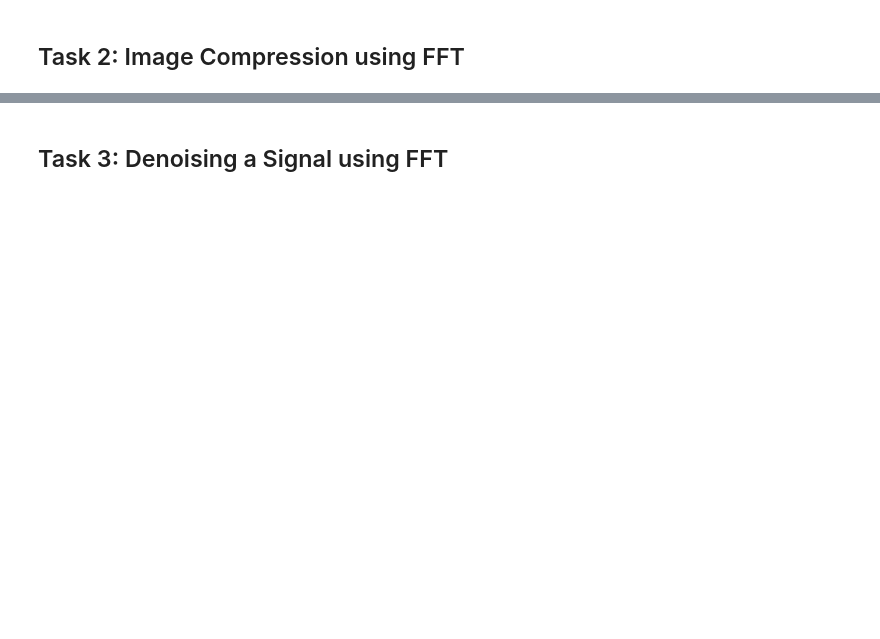
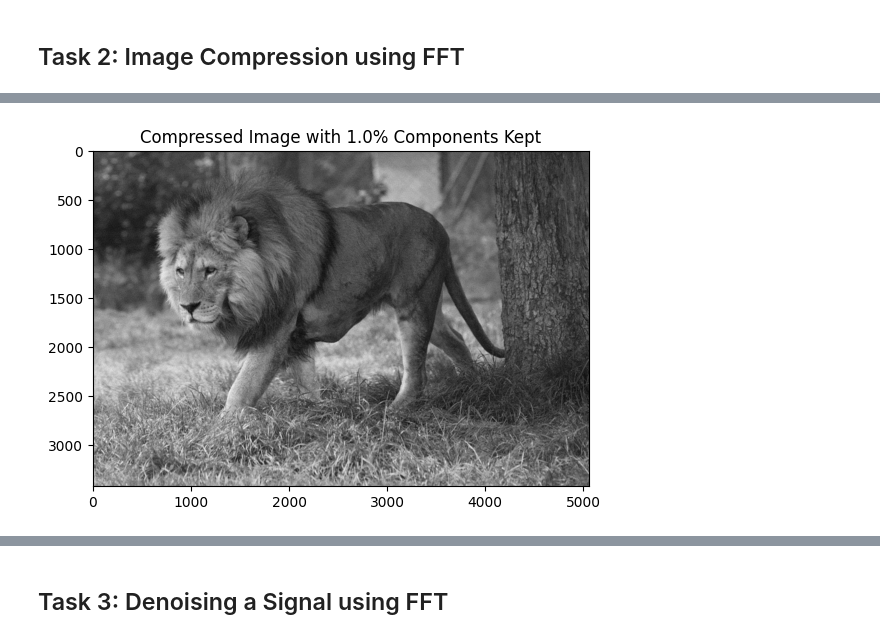
Before and after one commit to wmhst7/TECHIN513, a Jupyter notebook: lab 3.ipynb, the cells around one changed output, grey strips where cells are left out. Cells and saved outputs as stored; diff of their text form; code cells hidden in the pictures; blank space fills up the shorter version.

```diff
--- a/lab 3.ipynb
+++ b/lab 3.ipynb
@@ -142,0 +163,4 @@ def compress_img(img_fft, ratio):
+# %%
+compress_img(img_fft, 0.01)
+# %% [output]
+[figure, added]
```
Also changed, not shown: parts of 18 cells of this notebook, 1 other file.
